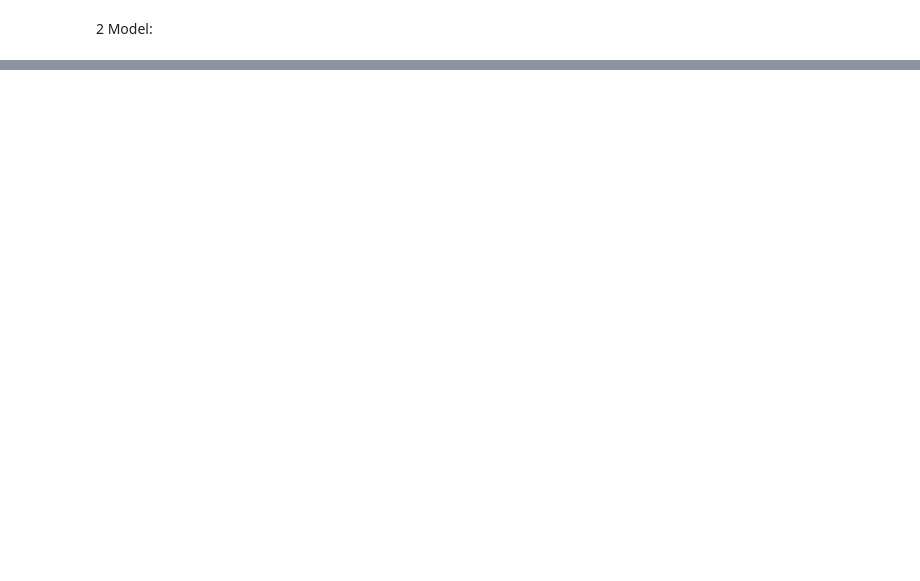
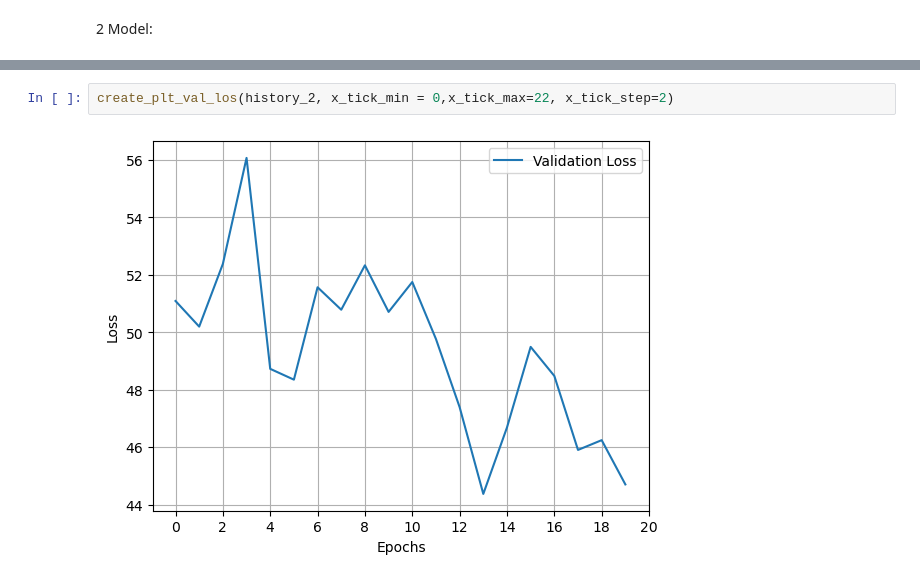
Before and after one commit to RiccardoDAndrea/Training, a Jupyter notebook: Scripts/Models/own_models.ipynb, the cells around one changed output, grey strips where cells are left out. Cells and saved outputs as stored; diff of their text form; blank space fills up the shorter version.

```diff
--- a/Scripts/Models/own_models.ipynb
+++ b/Scripts/Models/own_models.ipynb
@@ -256,0 +278,4 @@ array([[0.3386609],
+# %%
+create_plt_val_los(history_2, x_tick_min = 0,x_tick_max=22, x_tick_step=2)
+# %% [output]
+[figure, added]
```
Also changed, not shown: parts of 33 cells of this notebook.
